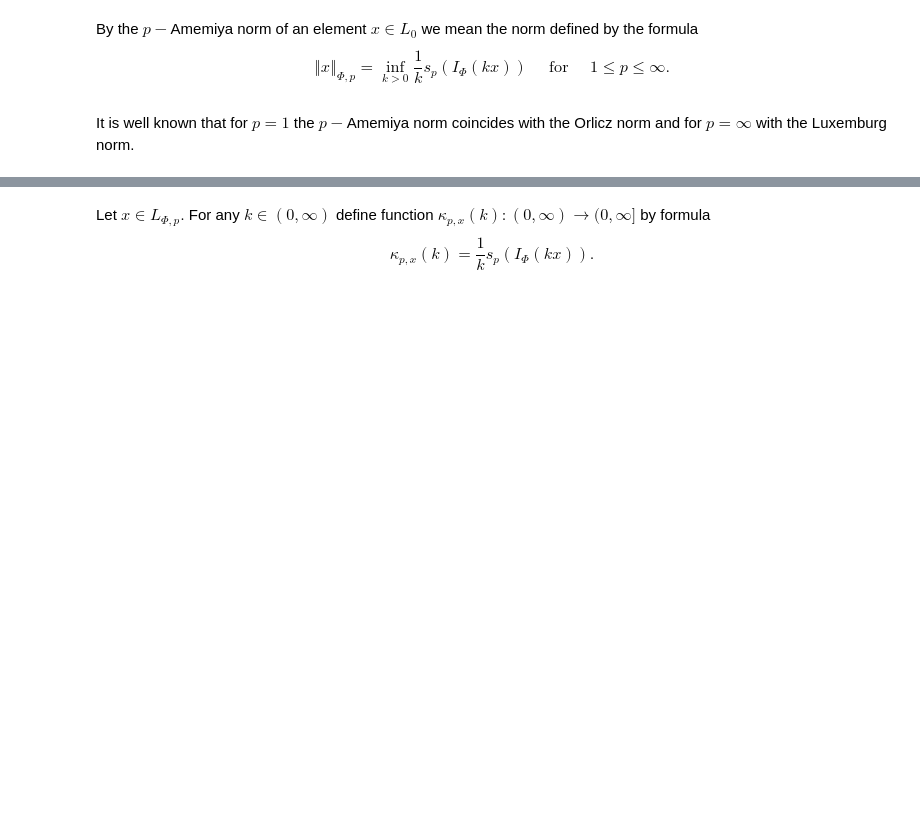
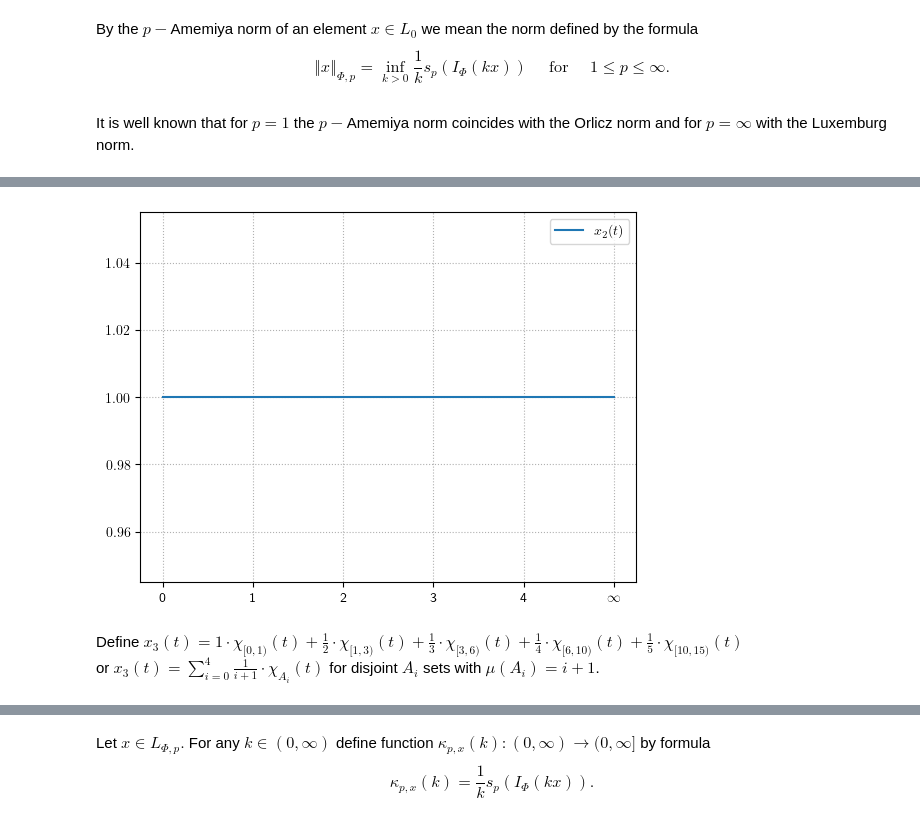
Before and after one commit to DyonOylloug/numerical_function_spaces, a Jupyter notebook: docs/norms.ipynb, the cells around one changed output, grey strips where cells are left out. Drawn from its saved outputs; the diff is of its cells as text; code cells hidden in the pictures; blank space fills up the shorter version.

```diff
--- a/docs/norms.ipynb
+++ b/docs/norms.ipynb
@@ -103,0 +132,13 @@ It is well known that for $p=1$ the $p-$Amemiya norm coincides with the Orlicz n
+# %%
+plt.plot([0, 5], [x_2[0, 0], x_2[0, 0]], label='$x_2(t)$')
+plt.xticks(np.arange(0, 6, step=1), labels=[str(i) if i < 5 else r"$\infty$" for i in range(6)])
+
+plt.legend()
+plt.show()
+plt.close()
+# %% [output]
+[figure, added]
+# %% [markdown]
+Define $x_3(t)=1 \cdot \chi_{[0,1)}(t) + \frac{1}{2} \cdot \chi_{[1,3)}(t) +
+ \frac{1}{3} \cdot \chi_{[3,6)}(t) + \frac{1}{4} \cdot \chi_{[6,10)}(t) + \frac{1}{5} \cdot \chi_{[10,15)}(t)$ \
+or $x_3(t) = \sum_{i=0}^{4} \frac{1}{i+1}\cdot \chi_{A_{i}}(t)$ for disjoint $A_i$ sets with $\mu(A_i)=i+1$.
```
Also changed, not shown: parts of 23 cells of this notebook.
